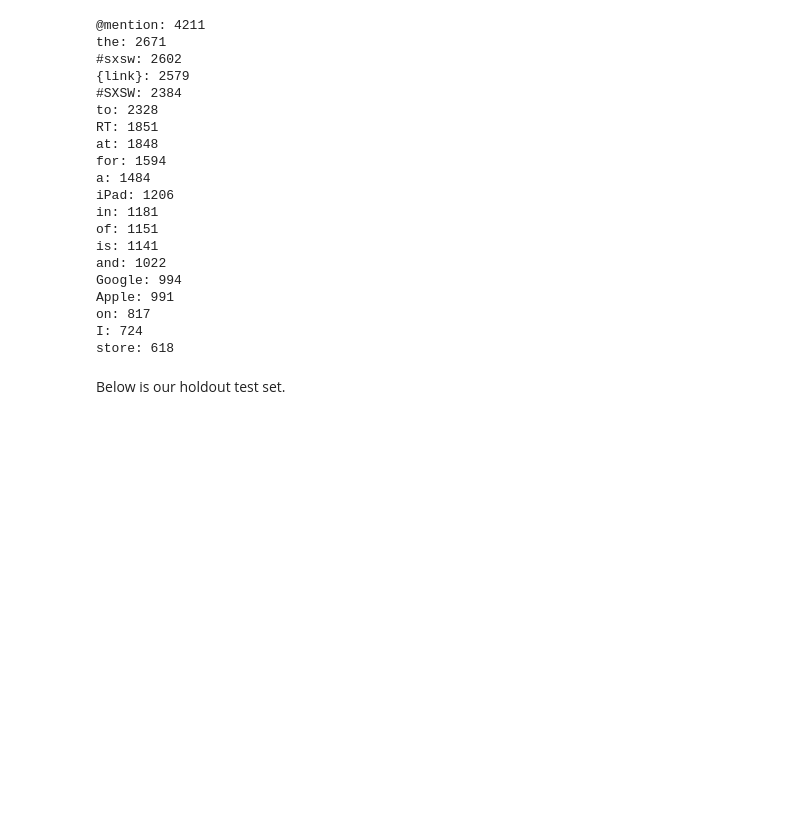
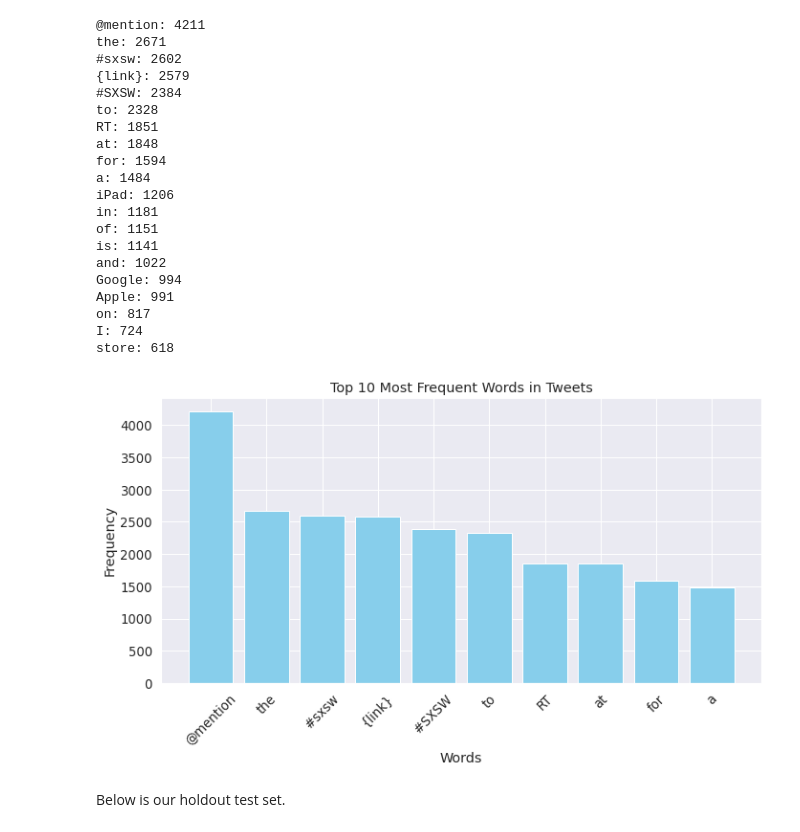
Before and after one commit to adammarianacci/Twitter_Analysis, a Jupyter notebook: notebook.ipynb, the cells around one changed output. Drawn from its saved outputs; the diff is of its cells as text; code cells hidden in the pictures; blank space fills up the shorter version.

Commit message:
Updated Images

```diff
--- a/notebook.ipynb
+++ b/notebook.ipynb
@@ -212,6 +212,30 @@ Apple: 991
 on: 817
 I: 724
 store: 618
+# %%
+# Finding the top 10 most used words in the tweets
+all_words = ' '.join(corpus['tweet_text']).split()
+
+# Calculate the frequency distribution of words
+word_freq = FreqDist(all_words)
+
+# Get the top 10 most frequent words
+top_10_words = word_freq.most_common(10)
+
+# Extracting words and frequencies
+words, frequencies = zip(*top_10_words)
+
+# Creating a bar plot
+plt.figure(figsize=(10, 6))
+plt.bar(words, frequencies, color='skyblue')
+plt.xlabel('Words')
+plt.ylabel('Frequency')
+plt.title('Top 10 Most Frequent Words in Tweets')
+plt.xticks(rotation=45)  # Rotate x-axis labels for better readability
+plt.tight_layout()
+plt.show()
+# %% [output]
+[figure, added]
 # %%
 # Defining X and y
 X = corpus.tweet_text
```
Also changed, not shown: 1 other file.
